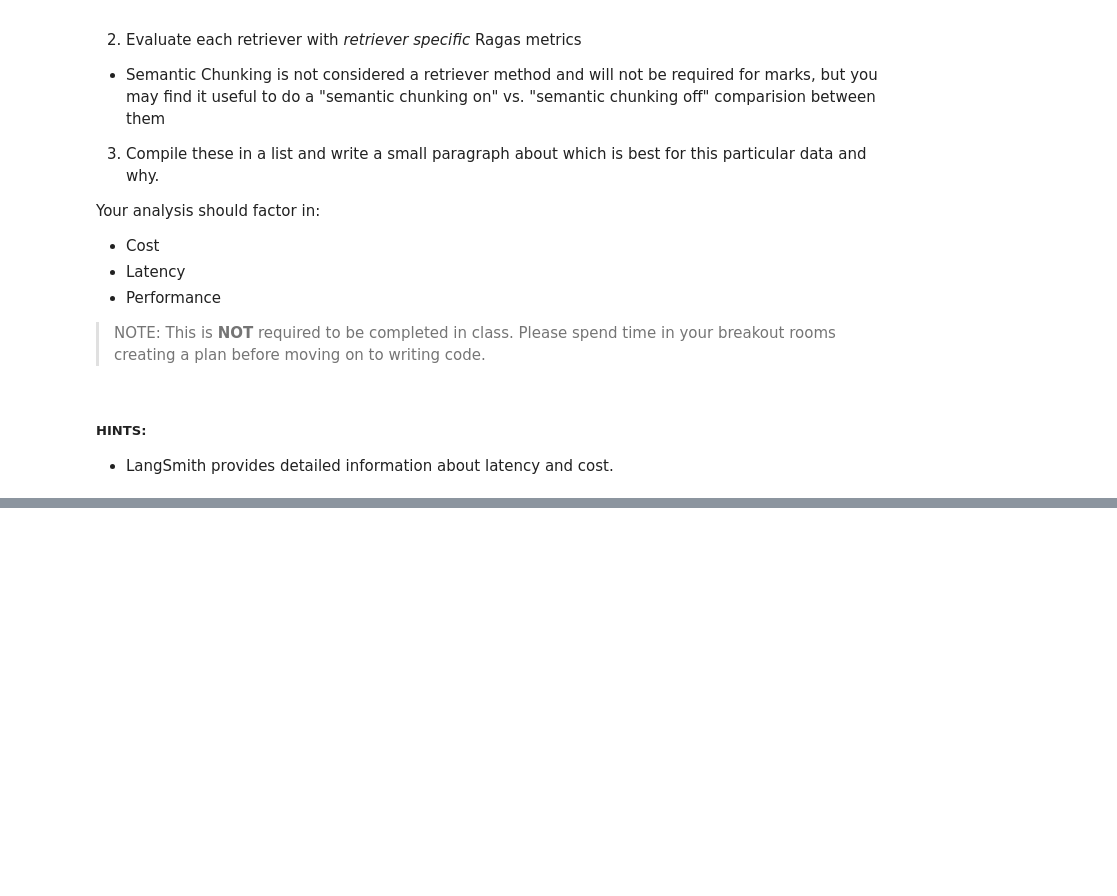
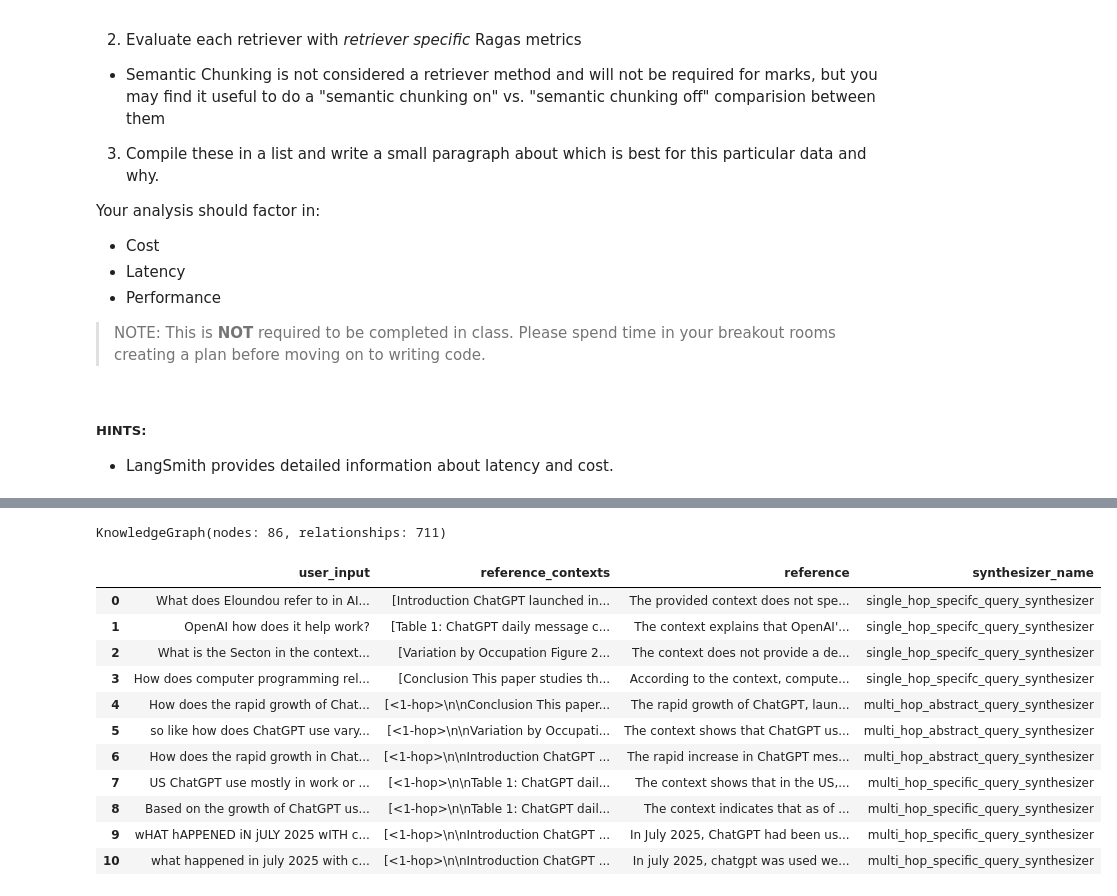
Before and after one commit to bakshidwarak/AIE8, a Jupyter notebook: 09_Advanced_Retrieval/Advanced_Retrieval_with_LangChain_Assignment.ipynb, the cells around one changed output, grey strips where cells are left out. Drawn from its saved outputs; the diff is of its cells as text; code cells hidden in the pictures; blank space fills up the shorter version.

```diff
--- a/09_Advanced_Retrieval/Advanced_Retrieval_with_LangChain_Assignment.ipynb
+++ b/09_Advanced_Retrieval/Advanced_Retrieval_with_LangChain_Assignment.ipynb
@@ -540,0 +577,9 @@ Your analysis should factor in:
+# %%
+from ragas.testset.transforms import default_transforms, apply_transforms
+
+transformer_llm = generator_llm
+embedding_model = generator_embeddings
+
+default_transforms = default_transforms(documents=docs, llm=transformer_llm, embedding_model=embedding_model)
+apply_transforms(kg, default_transforms)
+kg
@@ -540,0 +639,34 @@ Your analysis should factor in:
+# %%
+kg.save("usecase_data_kg.json")
+usecase_data_kg = KnowledgeGraph.load("usecase_data_kg.json")
+usecase_data_kg
+# %% [output]
+KnowledgeGraph(nodes: 86, relationships: 711)
+# %%
+from ragas.testset import TestsetGenerator
+
+generator = TestsetGenerator(llm=generator_llm, embedding_model=embedding_model, knowledge_graph=usecase_data_kg)
+# %%
+from ragas.testset.synthesizers import default_query_distribution, SingleHopSpecificQuerySynthesizer, MultiHopAbstractQuerySynthesizer, MultiHopSpecificQuerySynthesizer
+
+query_distribution = [
+        (SingleHopSpecificQuerySynthesizer(llm=generator_llm), 0.5),
+        (MultiHopAbstractQuerySynthesizer(llm=generator_llm), 0.25),
+        (MultiHopSpecificQuerySynthesizer(llm=generator_llm), 0.25),
+]
+# %%
+testset = generator.generate(testset_size=10, query_distribution=query_distribution)
+testset.to_pandas()
+# %% [output]
+|  | user_input | reference_contexts | reference | synthesizer_name |
+| 0 | What does Eloundou refer to in AI... | [Introduction ChatGPT launched in... | The provided context does not spe... | single_hop_specifc_query_synthesizer |
+| 1 | OpenAI how does it help work? | [Table 1: ChatGPT daily message c... | The context explains that OpenAI'... | single_hop_specifc_query_synthesizer |
+| 2 | What is the Secton in the context... | [Variation by Occupation Figure 2... | The context does not provide a de... | single_hop_specifc_query_synthesizer |
+| 3 | How does computer programming rel... | [Conclusion This paper studies th... | According to the context, compute... | single_hop_specifc_query_synthesizer |
+| 4 | How does the rapid growth of Chat... | [<1-hop>\n\nConclusion This paper... | The rapid growth of ChatGPT, laun... | multi_hop_abstract_query_synthesizer |
+| 5 | so like how does ChatGPT use vary... | [<1-hop>\n\nVariation by Occupati... | The context shows that ChatGPT us... | multi_hop_abstract_query_synthesizer |
+| 6 | How does the rapid growth in Chat... | [<1-hop>\n\nIntroduction ChatGPT ... | The rapid increase in ChatGPT mes... | multi_hop_abstract_query_synthesizer |
+| 7 | US ChatGPT use mostly in work or ... | [<1-hop>\n\nTable 1: ChatGPT dail... | The context shows that in the US,... | multi_hop_specific_query_synthesizer |
+| 8 | Based on the growth of ChatGPT us... | [<1-hop>\n\nTable 1: ChatGPT dail... | The context indicates that as of ... | multi_hop_specific_query_synthesizer |
+| 9 | wHAT hAPPENED iN jULY 2025 wITH c... | [<1-hop>\n\nIntroduction ChatGPT ... | In July 2025, ChatGPT had been us... | multi_hop_specific_query_synthesizer |
+| 10 | what happened in july 2025 with c... | [<1-hop>\n\nIntroduction ChatGPT ... | In july 2025, chatgpt was used we... | multi_hop_specific_query_synthesizer |
```
Also changed, not shown: parts of 47 cells of this notebook, 1 other file.
